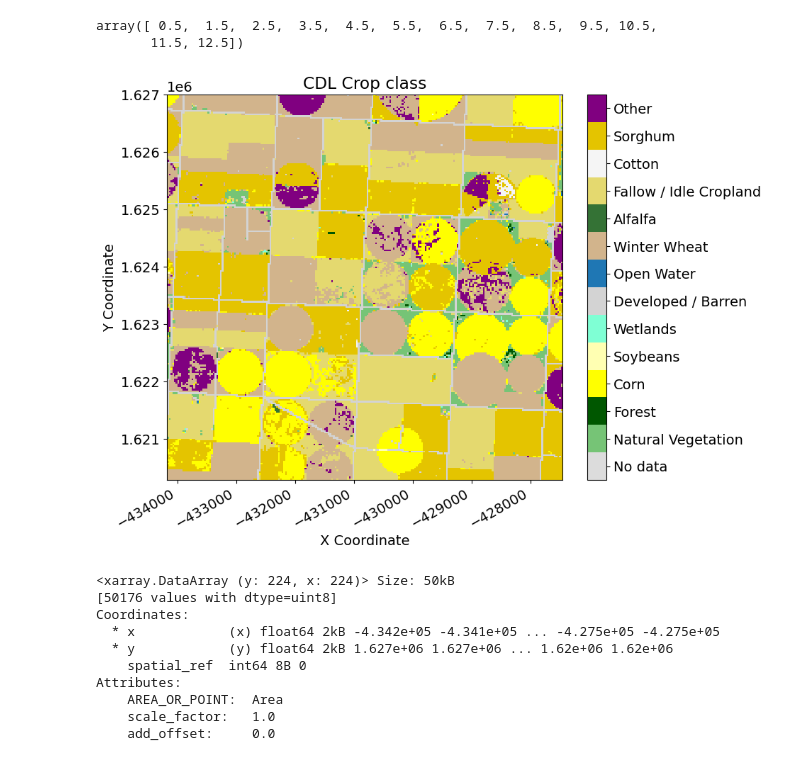
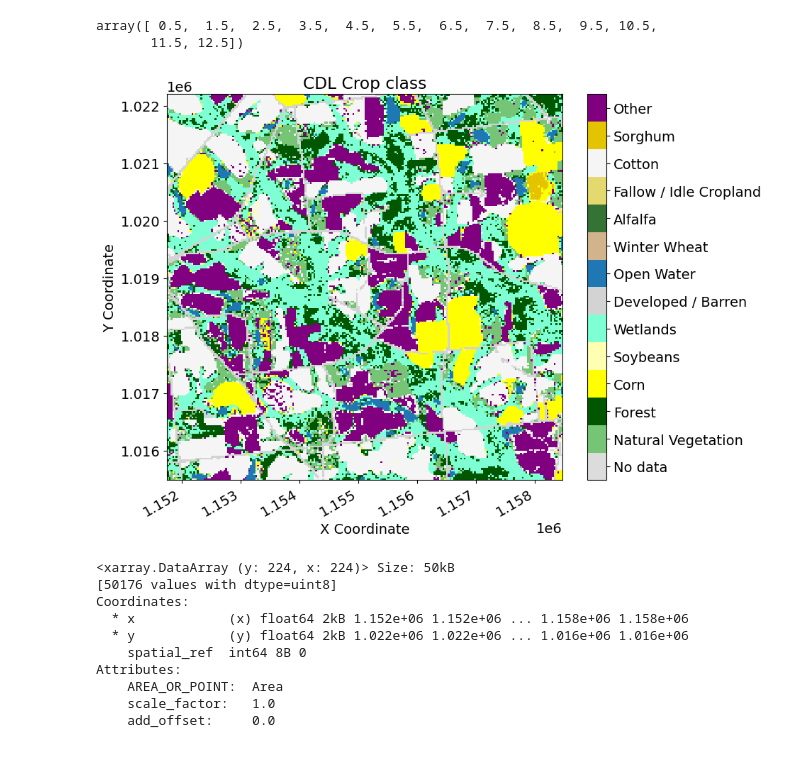
Before and after one commit to ejalilva/gee_tools, a Jupyter notebook: Examples/example_usage_irrigation.ipynb, the cells around one changed output. Drawn from its saved outputs; the diff is of its cells as text; code cells hidden in the pictures.

```diff
--- a/Examples/example_usage_irrigation.ipynb
+++ b/Examples/example_usage_irrigation.ipynb
@@ -51,7 +51,7 @@ import rioxarray as rio
 import ee
 import xarray as xr
 
-file_id = 100
+file_id = 50
 
 chip_dir= '/Users/ehsan/Documents/cropClass/datasets--ibm-nasa-geospatial--multi-temporal-crop-classification/snapshots/04b439f179e52a7b144f69676210eecd30c39cfc/training_chips'
 files = glob.glob(os.path.join(chip_dir,'*mask.tif'))
@@ -81,43 +81,43 @@ colors = [
 ]
 cmap = plt.cm.colors.ListedColormap(colors)
 
 # Create the plot
 fig, ax = plt.subplots(figsize=(9, 8))
 
 # Plot the data
 im = original_chip.plot(
     x='x',
     cmap=cmap,
     add_colorbar=False,  # We'll add our own colorbar
     ax=ax,
     vmin =-0.5,
     vmax =13.5
 )
 
 # # Add a colorbar with custom labels
 cbar = plt.colorbar(im, ax=ax, ticks=np.arange(0, 14))  # Center of each color band
 cbar.ax.set_yticklabels(["No data",
     "Natural Vegetation", "Forest", "Corn", "Soybeans", "Wetlands",
     "Developed / Barren", "Open Water", "Winter Wheat", "Alfalfa",
     "Fallow / Idle Cropland", "Cotton", "Sorghum", "Other"
 ])
 # Add title and labels
 plt.title('CDL Crop class')
 plt.xlabel('X Coordinate')
 plt.ylabel('Y Coordinate')
 fig.autofmt_xdate()
 # original_chip.plot(x = 'x')
 # %% [output]
-[figure, old version]
+[figure, new version]
 # %%
-chip = original_chip.sel(band=1).drop('band')
+chip = original_chip.sel(band=1).drop_vars('band')
 chip
 # %% [output]
 <xarray.DataArray (y: 224, x: 224)> Size: 50kB
 [50176 values with dtype=uint8]
 Coordinates:
-  * x            (x) float64 2kB -4.342e+05 -4.341e+05 ... -4.275e+05 -4.275e+05
-  * y            (y) float64 2kB 1.627e+06 1.627e+06 ... 1.62e+06 1.62e+06
+  * x            (x) float64 2kB 1.152e+06 1.152e+06 ... 1.158e+06 1.158e+06
+  * y            (y) float64 2kB 1.022e+06 1.022e+06 ... 1.016e+06 1.016e+06
     spatial_ref  int64 8B 0
 Attributes:
     AREA_OR_POINT:  Area
```
Also changed, not shown: parts of 5 cells of this notebook.
